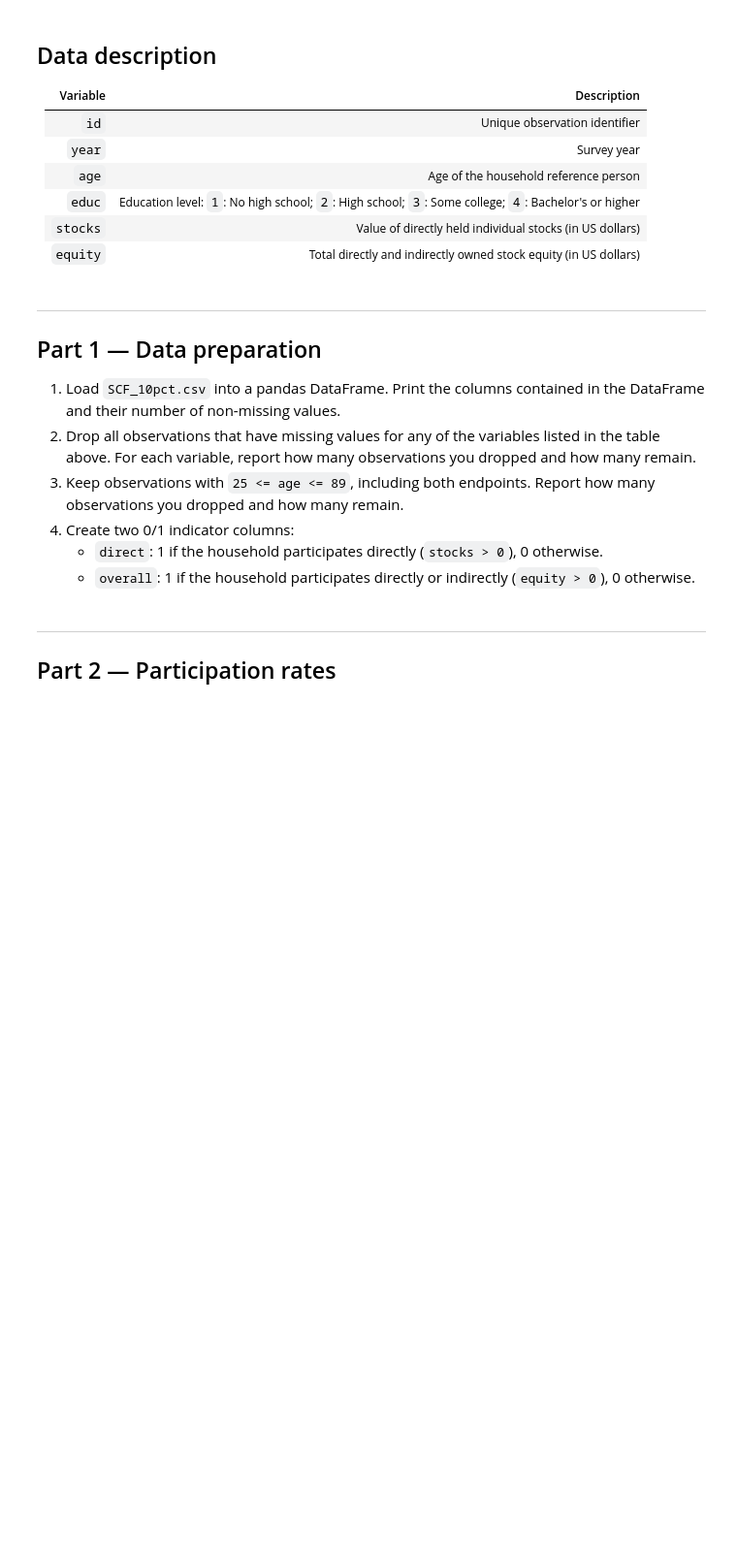
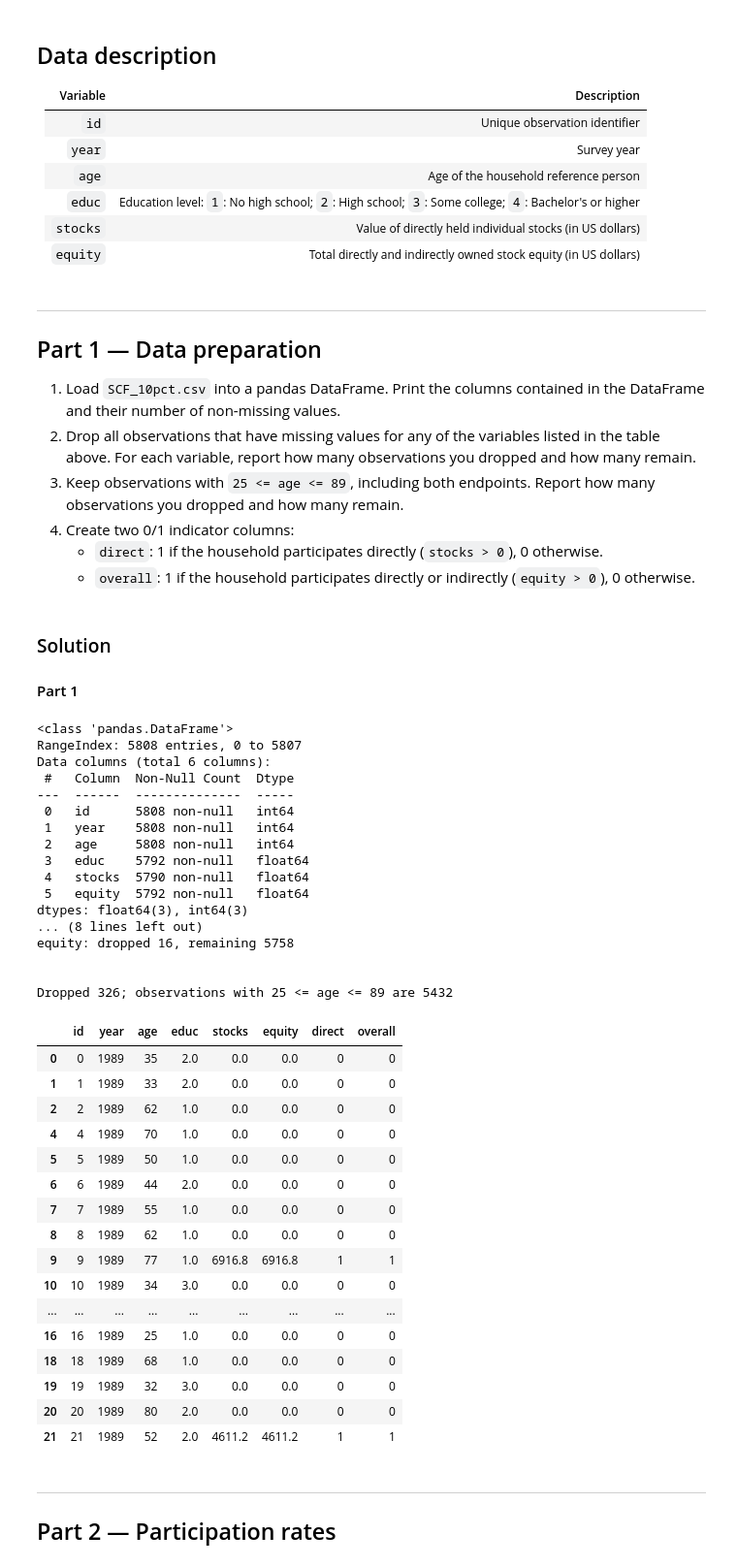
Before and after one commit to yay-06/Assignment-3, a Jupyter notebook: assignment3.ipynb, the cells around one changed output. Shown at 97% size. Drawn from its saved outputs; the diff is of its cells as text; code cells hidden in the pictures; blank space fills up the shorter version.

Commit message:
Add assignment-3

```diff
--- a/assignment3.ipynb
+++ b/assignment3.ipynb
@@ -90,6 +90,76 @@ are included among overall participants, so the two rates should not be added.
      0 otherwise.
    - `overall`: 1 if the household participates directly or indirectly
      (`equity > 0`), 0 otherwise.
+# %% [markdown]
+### Solution
+
+#### Part 1
+# %%
+# 1.
+import pandas as pd
+
+DATA_PATH = '../Assignment-3'
+
+df = pd.read_csv(f'{DATA_PATH}/SCF_10pct.csv')
+
+df.info()
+
+# 2.
+Variables = ['id', 'year', 'age', 'educ', 'stocks', 'equity']
+print('\n')
+for var in Variables:
+    obs_before = len(df)
+    df = df.dropna(subset=[var])
+    obs_after = len(df)
+    print(f'{var}: dropped {obs_before - obs_after}, remaining {obs_after}')
+print('\n')
+
+#3.
+bef = len(df)
+df = df.query('age >= 25 & age <=89')
+aft = len(df)
+print(f'Dropped {bef - aft}; observations with 25 <= age <= 89 are {aft}')
+
+#4.
+df['direct'] = (df['stocks'] > 0).astype(int)
+df['overall'] = (df['equity'] > 0).astype(int)
+
+df.head(20)
+# %% [output]
+<class 'pandas.DataFrame'>
+RangeIndex: 5808 entries, 0 to 5807
+Data columns (total 6 columns):
+ #   Column  Non-Null Count  Dtype
+---  ------  --------------  -----
+ 0   id      5808 non-null   int64
+ 1   year    5808 non-null   int64
+ 2   age     5808 non-null   int64
+ 3   educ    5792 non-null   float64
+ 4   stocks  5790 non-null   float64
+ 5   equity  5792 non-null   float64
+dtypes: float64(3), int64(3)
+... (8 lines left out)
+equity: dropped 16, remaining 5758
+
+
+Dropped 326; observations with 25 <= age <= 89 are 5432
+|  | id | year | age | educ | stocks | equity | direct | overall |
+| 0 | 0 | 1989 | 35 | 2.0 | 0.0 | 0.0 | 0 | 0 |
+| 1 | 1 | 1989 | 33 | 2.0 | 0.0 | 0.0 | 0 | 0 |
+| 2 | 2 | 1989 | 62 | 1.0 | 0.0 | 0.0 | 0 | 0 |
+| 4 | 4 | 1989 | 70 | 1.0 | 0.0 | 0.0 | 0 | 0 |
+| 5 | 5 | 1989 | 50 | 1.0 | 0.0 | 0.0 | 0 | 0 |
+| 6 | 6 | 1989 | 44 | 2.0 | 0.0 | 0.0 | 0 | 0 |
+| 7 | 7 | 1989 | 55 | 1.0 | 0.0 | 0.0 | 0 | 0 |
+| 8 | 8 | 1989 | 62 | 1.0 | 0.0 | 0.0 | 0 | 0 |
+| 9 | 9 | 1989 | 77 | 1.0 | 6916.8 | 6916.8 | 1 | 1 |
+| 10 | 10 | 1989 | 34 | 3.0 | 0.0 | 0.0 | 0 | 0 |
+| ... | ... | ... | ... | ... | ... | ... | ... | ... |
+| 16 | 16 | 1989 | 25 | 1.0 | 0.0 | 0.0 | 0 | 0 |
+| 18 | 18 | 1989 | 68 | 1.0 | 0.0 | 0.0 | 0 | 0 |
+| 19 | 19 | 1989 | 32 | 3.0 | 0.0 | 0.0 | 0 | 0 |
+| 20 | 20 | 1989 | 80 | 2.0 | 0.0 | 0.0 | 0 | 0 |
+| 21 | 21 | 1989 | 52 | 2.0 | 4611.2 | 4611.2 | 1 | 1 |
 # %% [markdown]
 ***
 ## Part 2 — Participation rates
```
Also changed, not shown: parts of 10 cells of this notebook.
